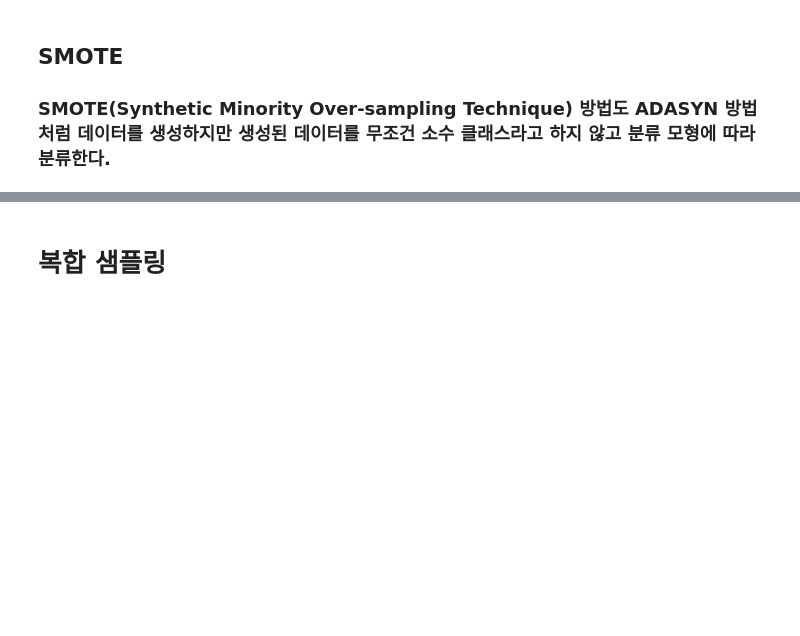
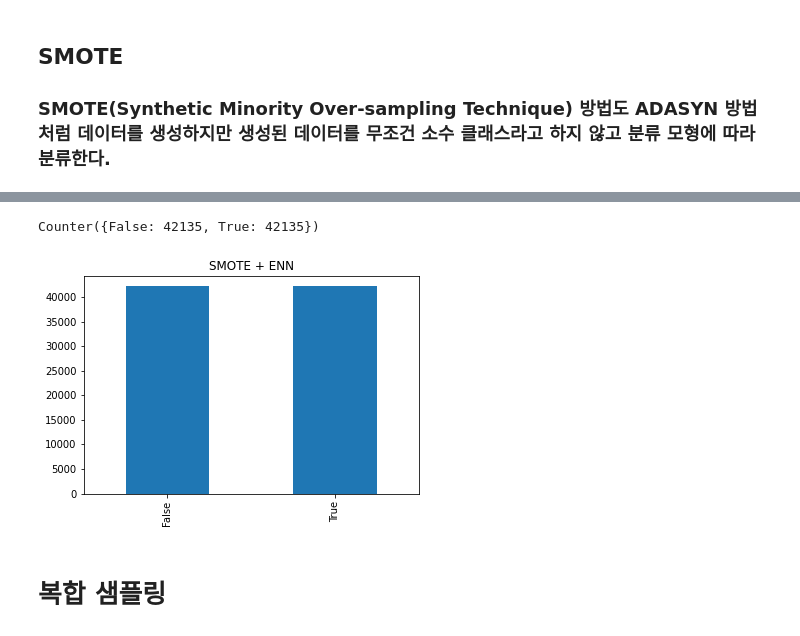
Before and after one commit to noseaj/mimiciv-High-blood-pressure, a Jupyter notebook: modeling/under_over_sampling.ipynb, the cells around one changed output, grey strips where cells are left out. Saved outputs shown, nothing was run; the diff lists cells and outputs as text; code cells hidden in the pictures; blank space fills up the shorter version.

```diff
--- a/modeling/under_over_sampling.ipynb
+++ b/modeling/under_over_sampling.ipynb
@@ -103,3 +138,10 @@ X_samp, y_samp = SMOTE(random_state=0).fit_resample(X, y)
+# %%
+print(Counter(y_samp_ES))
+y_samp_ES.value_counts().plot(kind='bar', title = 'SMOTE + ENN')
+plt.show()
+# %% [output]
+Counter({False: 42135, True: 42135})
+[figure, added]
 # %% [markdown]
 # 복합 샘플링
 # %%
```
Also changed, not shown: parts of 14 cells of this notebook.
